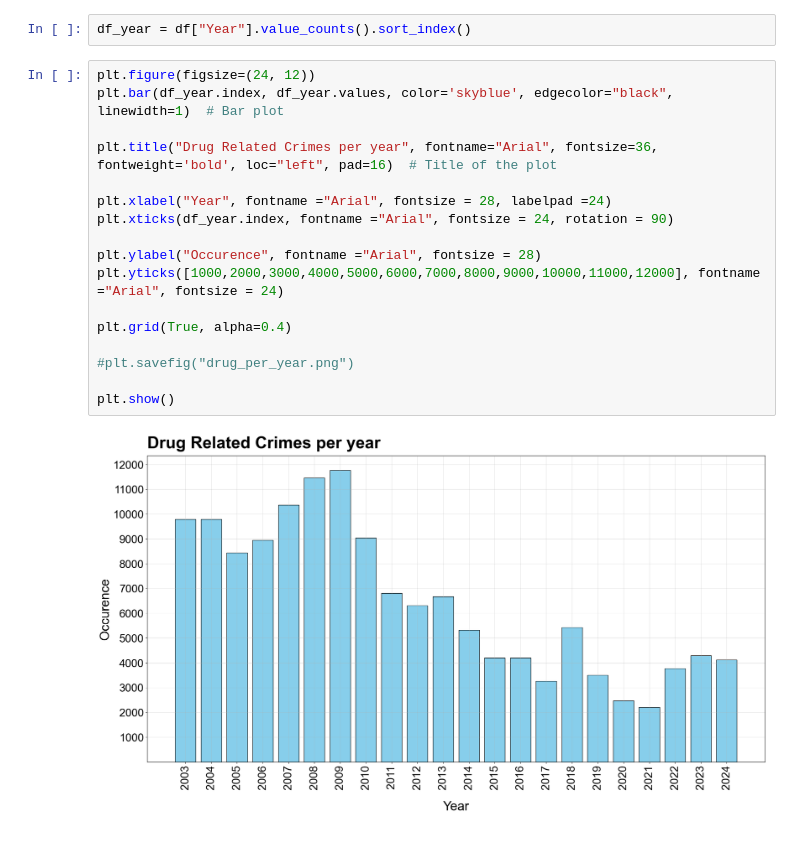
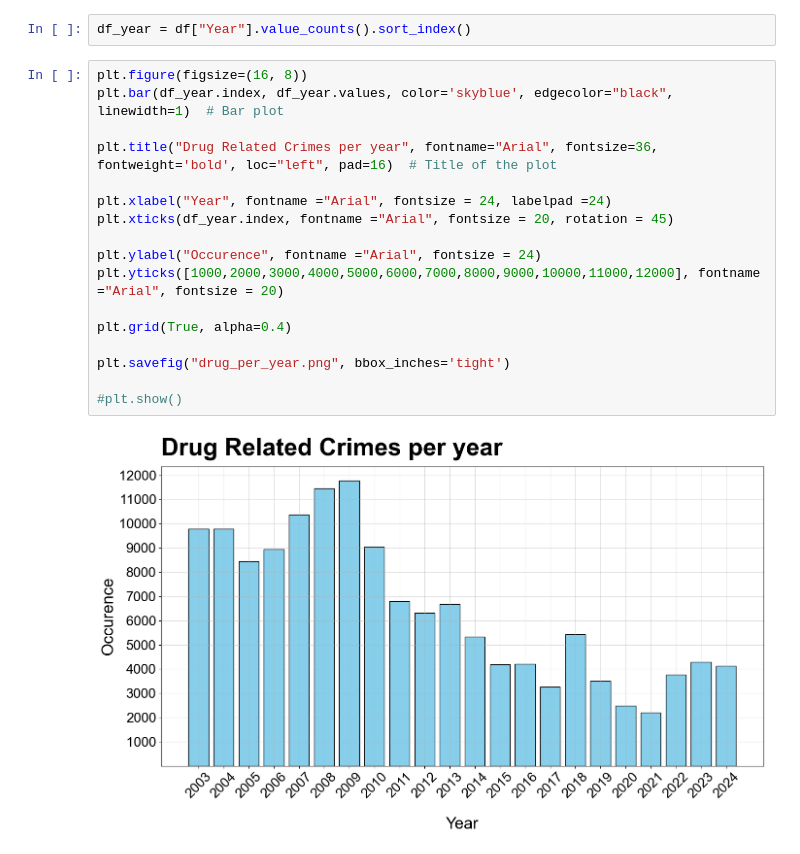
Before and after one commit to lindbaek/lindbaek.github.io, a Jupyter notebook: _notebook/Assignment 2.ipynb, the cells around one changed output. Saved outputs shown, nothing was run; the diff lists cells and outputs as text.

```diff
--- a/_notebook/Assignment 2.ipynb
+++ b/_notebook/Assignment 2.ipynb
@@ -313,21 +313,21 @@ save(p)
 # %%
 df_year = df["Year"].value_counts().sort_index()
 # %%
-plt.figure(figsize=(24, 12))
+plt.figure(figsize=(16, 8))
 plt.bar(df_year.index, df_year.values, color='skyblue', edgecolor="black", linewidth=1)  # Bar plot
 
 plt.title("Drug Related Crimes per year", fontname="Arial", fontsize=36, fontweight='bold', loc="left", pad=16)  # Title of the plot
 
-plt.xlabel("Year", fontname ="Arial", fontsize = 28, labelpad =24)
-plt.xticks(df_year.index, fontname ="Arial", fontsize = 24, rotation = 90)
+plt.xlabel("Year", fontname ="Arial", fontsize = 24, labelpad =24)
+plt.xticks(df_year.index, fontname ="Arial", fontsize = 20, rotation = 45)
 
-plt.ylabel("Occurence", fontname ="Arial", fontsize = 28)
-plt.yticks([1000,2000,3000,4000,5000,6000,7000,8000,9000,10000,11000,12000], fontname ="Arial", fontsize = 24)
+plt.ylabel("Occurence", fontname ="Arial", fontsize = 24)
+plt.yticks([1000,2000,3000,4000,5000,6000,7000,8000,9000,10000,11000,12000], fontname ="Arial", fontsize = 20)
 
 plt.grid(True, alpha=0.4)
 
-#plt.savefig("drug_per_year.png")
+plt.savefig("drug_per_year.png", bbox_inches='tight')
 
-plt.show()
+#plt.show()
 # %% [output]
-[figure, old version]
+[figure, new version]
```
